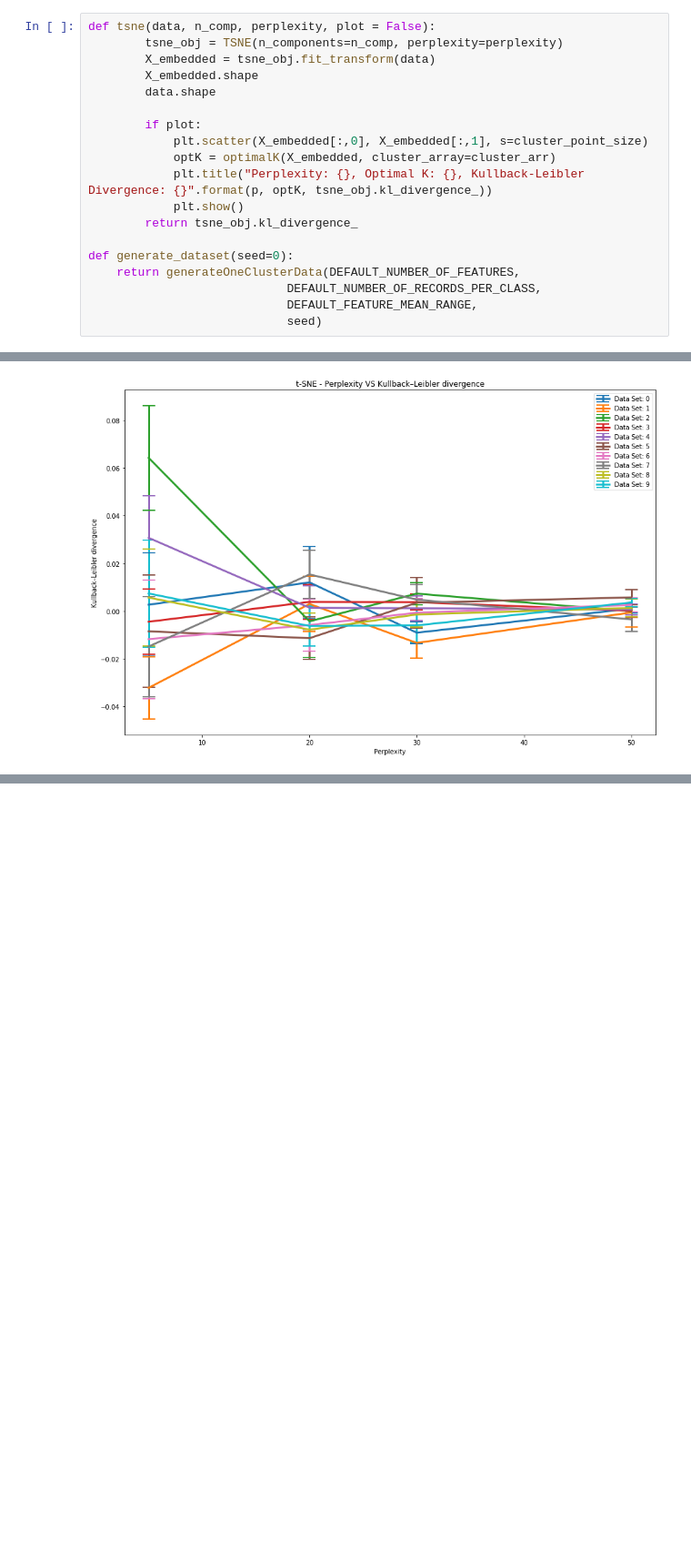
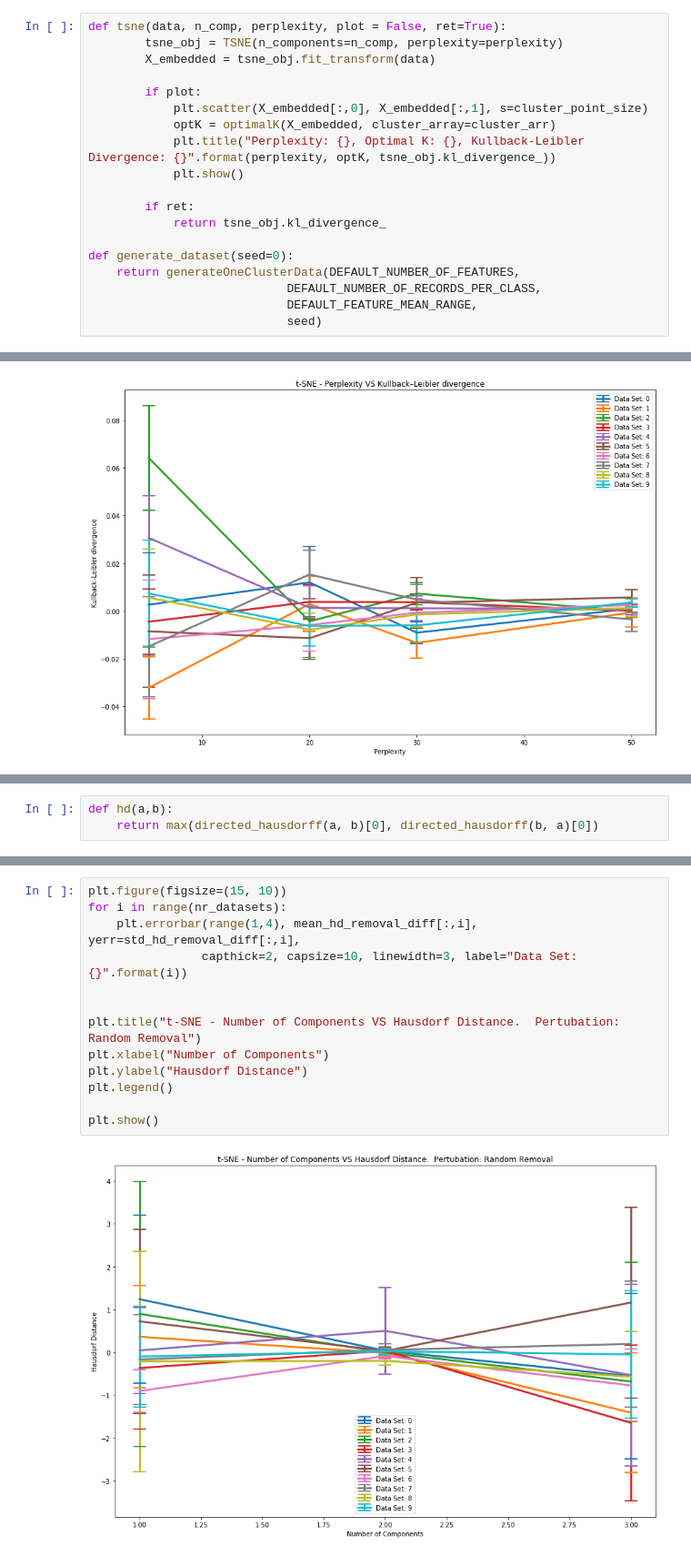
Before and after one commit to ylmzkaan/MVE440-HW4, a Jupyter notebook: src/SebastianN.ipynb, the cells around one changed output, grey strips where cells are left out. Shown at 91% size. Drawn from its saved outputs; the diff is of its cells as text; blank space fills up the shorter version.

Commit message:
Ran simualtions for Hausdorg Distance

```diff
--- a/src/SebastianN.ipynb
+++ b/src/SebastianN.ipynb
@@ -30,18 +30,18 @@ cluster_arr = range(1,5)
 
 data_uniform_pertubed = np.delete(data,20,axis=0)
 # %%
-def tsne(data, n_comp, perplexity, plot = False):
+def tsne(data, n_comp, perplexity, plot = False, ret=True):
         tsne_obj = TSNE(n_components=n_comp, perplexity=perplexity)
         X_embedded = tsne_obj.fit_transform(data)
-        X_embedded.shape
-        data.shape
 
         if plot:
             plt.scatter(X_embedded[:,0], X_embedded[:,1], s=cluster_point_size)
             optK = optimalK(X_embedded, cluster_array=cluster_arr)
-            plt.title("Perplexity: {}, Optimal K: {}, Kullback-Leibler Divergence: {}".format(p, optK, tsne_obj.kl_divergence_))
+            plt.title("Perplexity: {}, Optimal K: {}, Kullback-Leibler Divergence: {}".format(perplexity, optK, tsne_obj.kl_divergence_))
             plt.show()
-        return tsne_obj.kl_divergence_
+
+        if ret:
+            return tsne_obj.kl_divergence_
 
 def generate_dataset(seed=0):
     return generateOneClusterData(DEFAULT_NUMBER_OF_FEATURES,
@@ -290,0 +306,3 @@ plt.show()
+# %%
+def hd(a,b):
+    return max(directed_hausdorff(a, b)[0], directed_hausdorff(b, a)[0])
@@ -290,0 +394,15 @@ plt.show()
+# %%
+plt.figure(figsize=(15, 10))
+for i in range(nr_datasets):
+    plt.errorbar(range(1,4), mean_hd_removal_diff[:,i], yerr=std_hd_removal_diff[:,i],
+                capthick=2, capsize=10, linewidth=3, label="Data Set: {}".format(i))
+
+
+plt.title("t-SNE - Number of Components VS Hausdorf Distance.  Pertubation: Random Removal")
+plt.xlabel("Number of Components")
+plt.ylabel("Hausdorf Distance")
+plt.legend()
+
+plt.show()
+# %% [output]
+[figure, added]
```
Also changed, not shown: parts of 11 cells of this notebook.
